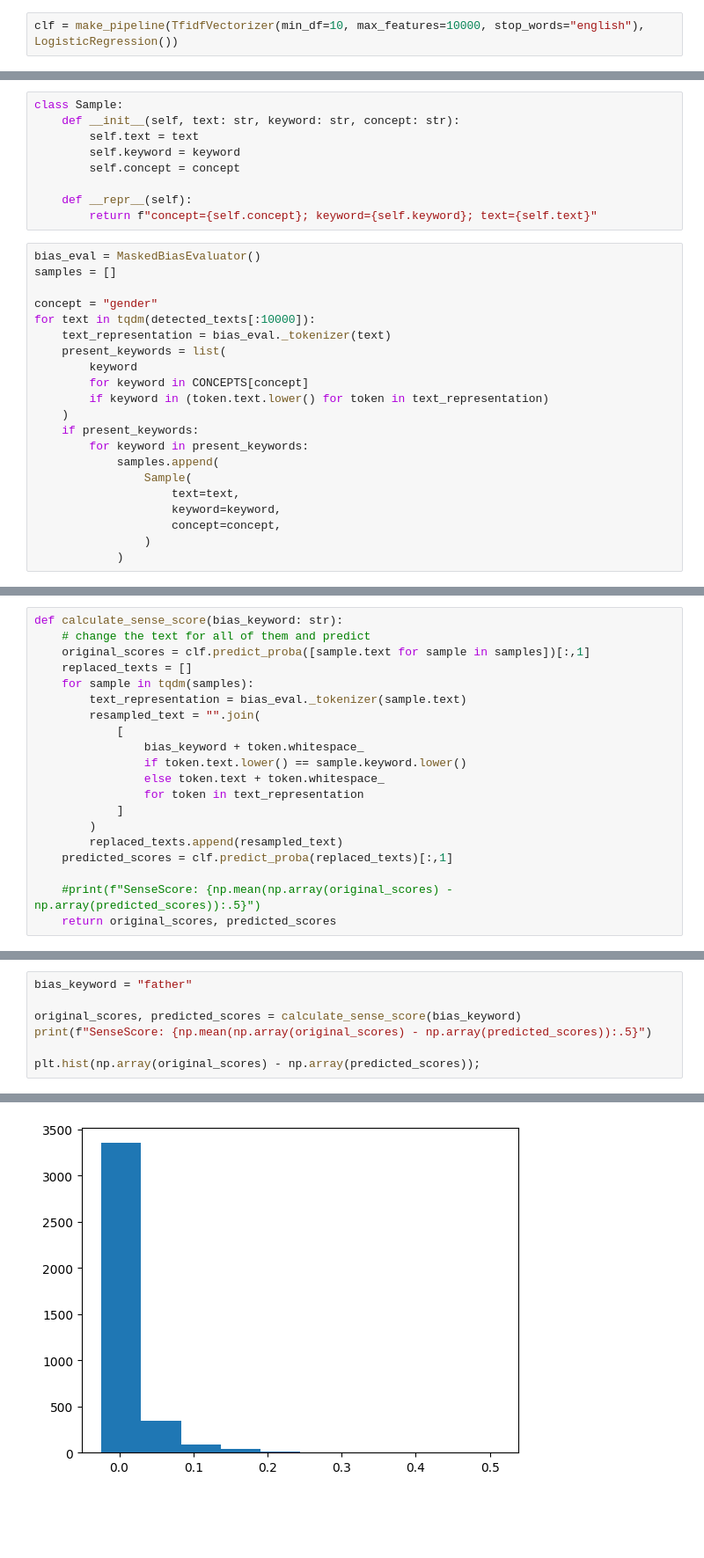
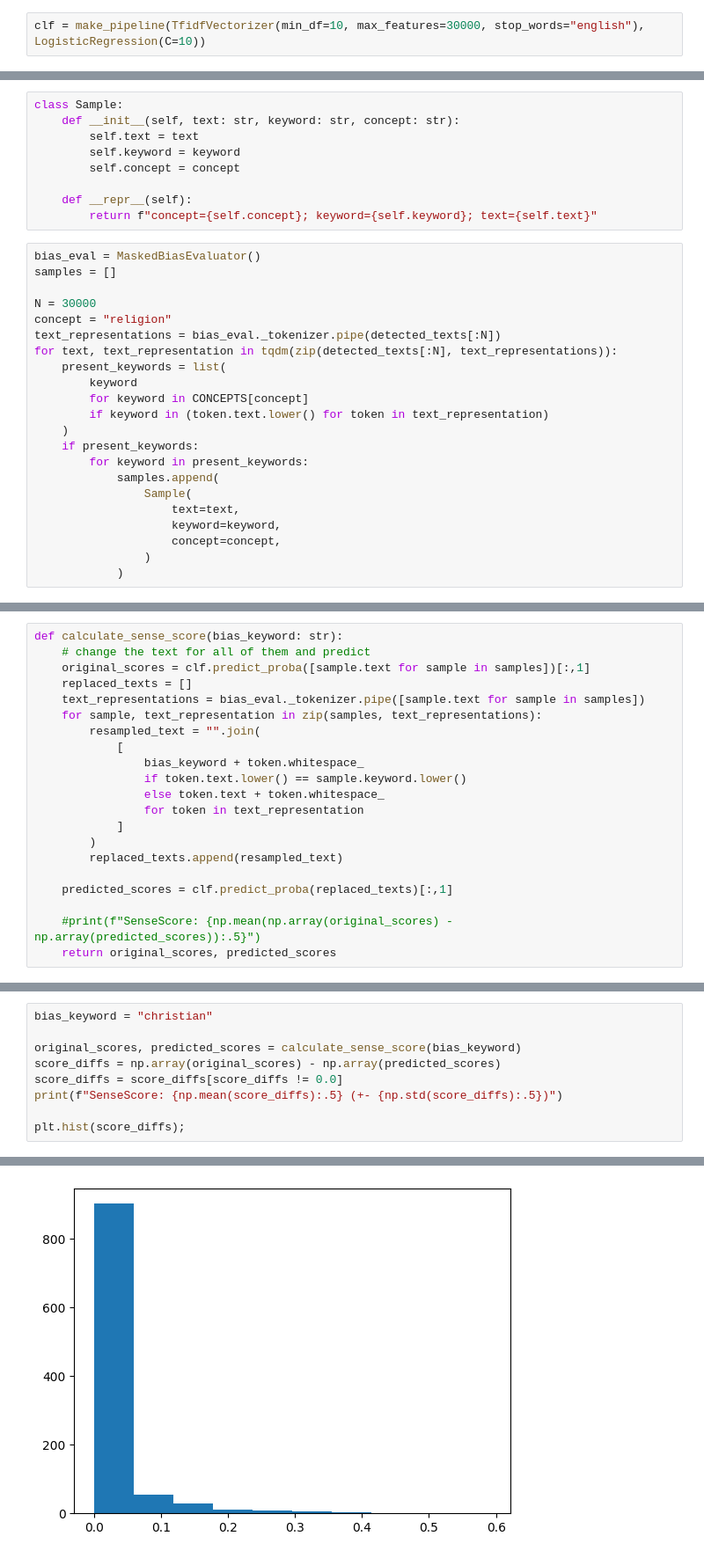
Before and after one commit to biaslyze-dev/biaslyze, a Jupyter notebook: notebooks/test-0.0.1-toxic-comments.ipynb, the cells around one changed output, grey strips where cells are left out. Shown at 88% size. Cells and saved outputs as stored; diff of their text form; blank space fills up the shorter version.

Commit message:
Improve counterfactual scores

```diff
--- a/notebooks/test-0.0.1-toxic-comments.ipynb
+++ b/notebooks/test-0.0.1-toxic-comments.ipynb
@@ -32,7 +32,7 @@ df["target"] = df[["toxic", "severe_toxic", "obscene", "threat", "insult", "iden
 # %% [markdown]
 ## Train a BoW-model
 # %%
-clf = make_pipeline(TfidfVectorizer(min_df=10, max_features=10000, stop_words="english"), LogisticRegression())
+clf = make_pipeline(TfidfVectorizer(min_df=10, max_features=30000, stop_words="english"), LogisticRegression(C=10))
 # %%
 clf.fit(df.comment_text, df.target)
 # %% [output]
@@ -397,9 +397,10 @@ class Sample:
 bias_eval = MaskedBiasEvaluator()
 samples = []
 
-concept = "gender"
-for text in tqdm(detected_texts[:10000]):
-    text_representation = bias_eval._tokenizer(text)
+N = 30000
+concept = "religion"
+text_representations = bias_eval._tokenizer.pipe(detected_texts[:N])
+for text, text_representation in tqdm(zip(detected_texts[:N], text_representations)):
     present_keywords = list(
         keyword
         for keyword in CONCEPTS[concept]
@@ -423,8 +424,8 @@ def calculate_sense_score(bias_keyword: str):
     # change the text for all of them and predict
     original_scores = clf.predict_proba([sample.text for sample in samples])[:,1]
     replaced_texts = []
-    for sample in tqdm(samples):
-        text_representation = bias_eval._tokenizer(sample.text)
+    text_representations = bias_eval._tokenizer.pipe([sample.text for sample in samples])
+    for sample, text_representation in zip(samples, text_representations):
         resampled_text = "".join(
             [
                 bias_keyword + token.whitespace_
@@ -434,6 +435,7 @@ def calculate_sense_score(bias_keyword: str):
             ]
         )
         replaced_texts.append(resampled_text)
+
     predicted_scores = clf.predict_proba(replaced_texts)[:,1]
 
     #print(f"SenseScore: {np.mean(np.array(original_scores) - np.array(predicted_scores)):.5}")
@@ -452,8 +455,10 @@ plt.hist(np.array(original_scores) - np.array(predicted_scores));
 # %%
-bias_keyword = "father"
+bias_keyword = "christian"
 
 original_scores, predicted_scores = calculate_sense_score(bias_keyword)
-print(f"SenseScore: {np.mean(np.array(original_scores) - np.array(predicted_scores)):.5}")
+score_diffs = np.array(original_scores) - np.array(predicted_scores)
+score_diffs = score_diffs[score_diffs != 0.0]
+print(f"SenseScore: {np.mean(score_diffs):.5} (+- {np.std(score_diffs):.5})")
 
-plt.hist(np.array(original_scores) - np.array(predicted_scores));
+plt.hist(score_diffs);
 # %% [output]
@@ -462,4 +466,4 @@ SenseScore: 0.01303
-[figure, old version]
+[figure, new version]
 # %%
 score_dict = dict()
 
```
Also changed, not shown: parts of 13 cells of this notebook.
